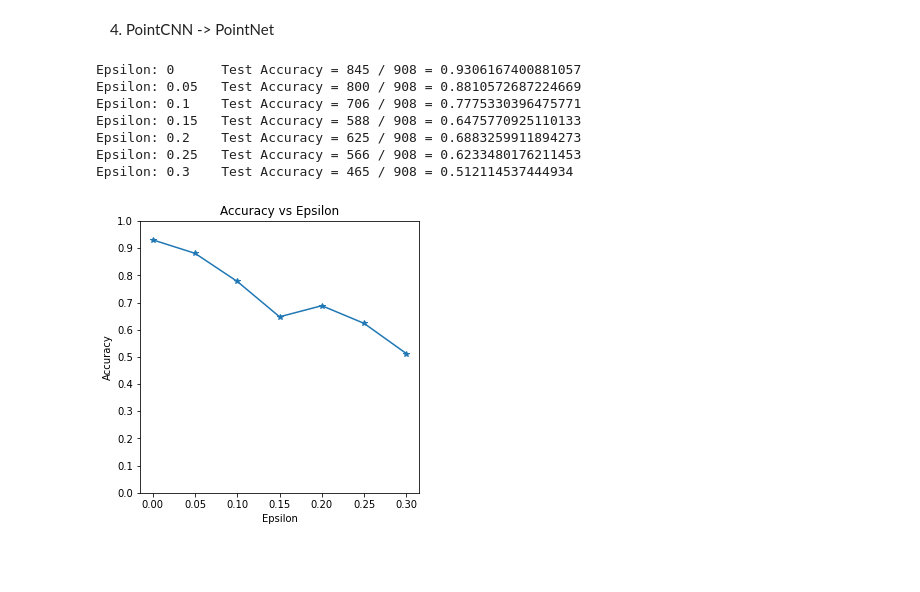
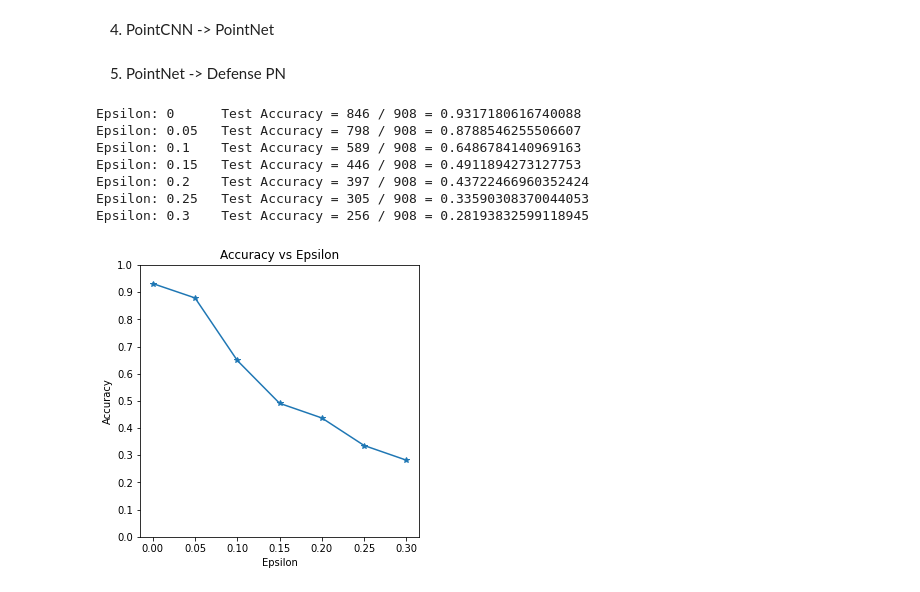
Before and after one commit to LSanghyeok/Term-Adversarial-on-point-cloud, a Jupyter notebook: Adversarial.ipynb, the cells around one changed output. Drawn from its saved outputs; the diff is of its cells as text; code cells hidden in the pictures; blank space fills up the shorter version.

```diff
--- a/Adversarial.ipynb
+++ b/Adversarial.ipynb
@@ -12,7 +12,7 @@ b_size=16
 num_class = 10 #
 name = '{}'.format(num_class)
 device = torch.device("cuda:0" if torch.cuda.is_available() else 'cpu')
-train_loader, test_loader = get_dataloader(1024, b_size, name)
+_, test_loader = get_dataloader(1024, b_size, name)
 # %%
 print ('Available devices ', torch.cuda.device_count())
 print ('Current cuda device ', torch.cuda.current_device())
@@ -42,3 +42,7 @@ PointCNN(
   (lin2): Linear(in_features=256, out_features=128, bias=True)
   (lin3): Linear(in_features=128, out_features=10, bias=True)
 )
+# %%
+DPN = Defense_PointNet(num_class)
+DPN.load_state_dict(torch.load('saves/Defense_PointNet.pth'))
+DPN.eval()
@@ -167,12 +182,34 @@ plt.title("Accuracy vs Epsilon")
 plt.xlabel("Epsilon")
 plt.ylabel("Accuracy")
 plt.show()
-# %% [output]
-Epsilon: 0      Test Accuracy = 845 / 908 = 0.9306167400881057
-Epsilon: 0.05   Test Accuracy = 800 / 908 = 0.8810572687224669
-Epsilon: 0.1    Test Accuracy = 706 / 908 = 0.7775330396475771
-Epsilon: 0.15   Test Accuracy = 588 / 908 = 0.6475770925110133
-Epsilon: 0.2    Test Accuracy = 625 / 908 = 0.6883259911894273
-Epsilon: 0.25   Test Accuracy = 566 / 908 = 0.6233480176211453
-Epsilon: 0.3    Test Accuracy = 465 / 908 = 0.512114537444934
-[figure, removed]
+# %% [markdown]
+5) PointNet -> Defense PN
+# %%
+accuracies = []
+examples = []
+epsilons = [0, .05, .1, .15, .2, .25, .3]
+
+
+# Run test for each epsilon
+for eps in epsilons:
+    acc, ex = attacktest(PN, DPN, device, test_loader, eps)
+    accuracies.append(acc)
+    examples.append(ex)
+
+plt.figure(figsize=(5,5))
+plt.plot(epsilons, accuracies, "*-")
+plt.yticks(np.arange(0, 1.1, step=0.1))
+plt.xticks(np.arange(0, .35, step=0.05))
+plt.title("Accuracy vs Epsilon")
+plt.xlabel("Epsilon")
+plt.ylabel("Accuracy")
+plt.show()
+# %% [output]
+Epsilon: 0      Test Accuracy = 846 / 908 = 0.9317180616740088
+Epsilon: 0.05   Test Accuracy = 798 / 908 = 0.8788546255506607
+Epsilon: 0.1    Test Accuracy = 589 / 908 = 0.6486784140969163
+Epsilon: 0.15   Test Accuracy = 446 / 908 = 0.4911894273127753
+Epsilon: 0.2    Test Accuracy = 397 / 908 = 0.43722466960352424
+Epsilon: 0.25   Test Accuracy = 305 / 908 = 0.33590308370044053
+Epsilon: 0.3    Test Accuracy = 256 / 908 = 0.28193832599118945
+[figure, added]
```
Also changed, not shown: parts of 13 cells of this notebook, 4 other files.
